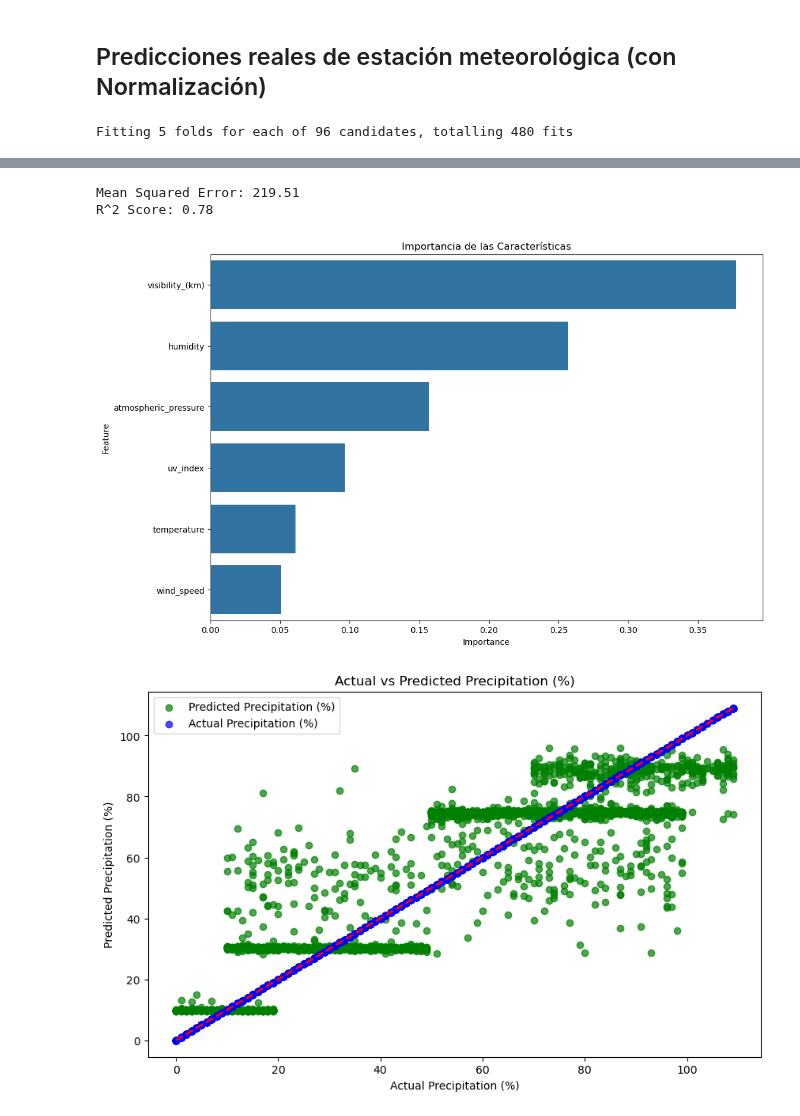
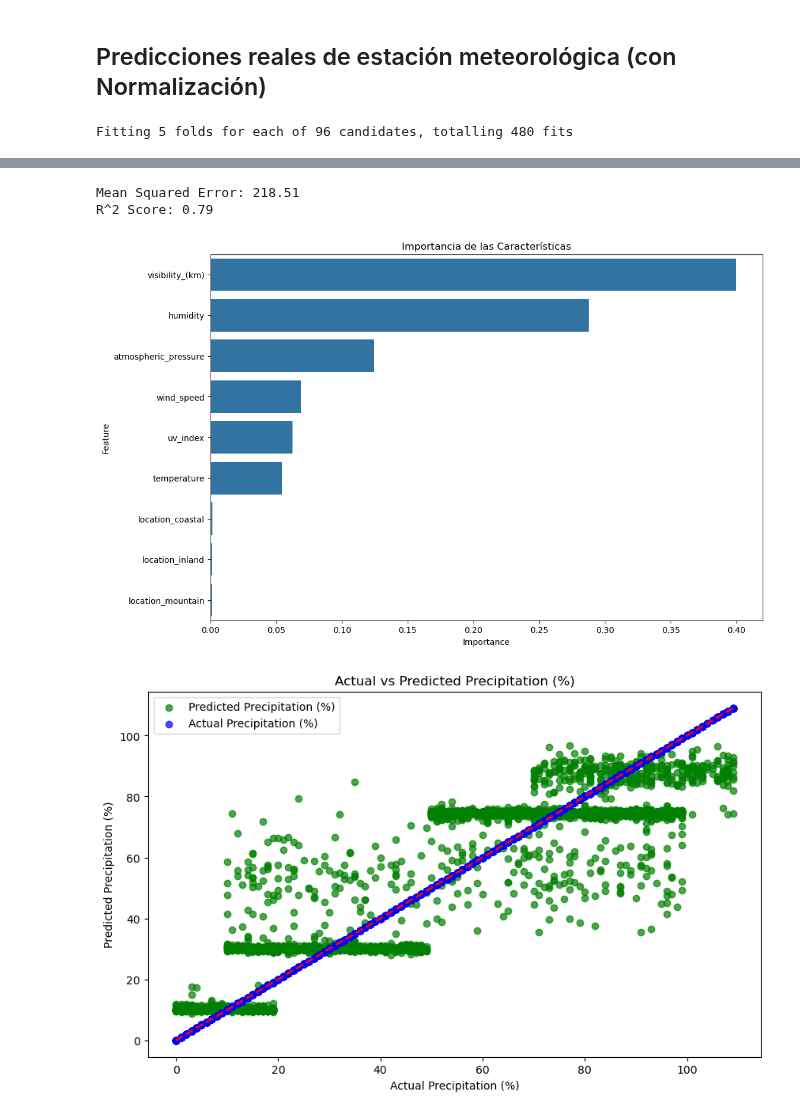
Before and after one commit to jesuserro/weather-prediction-machine-learning, a Jupyter notebook: src/8_random_forest_regressor.ipynb, the cells around one changed output, grey strips where cells are left out. Saved outputs shown, nothing was run; the diff lists cells and outputs as text; code cells hidden in the pictures.

```diff
--- a/src/8_random_forest_regressor.ipynb
+++ b/src/8_random_forest_regressor.ipynb
@@ -221,7 +224,10 @@ R^2 Score: 0.78
 data = pd.read_csv('../data/processed/weather_classification_data.csv')
 
 # Drop the 'weather_type', 'season', 'location', and 'cloud_cover' columns from data
-data_cleaned = data.drop(['weather_type', 'season', 'location', 'cloud_cover'], axis=1)
+data_cleaned = data.drop(['weather_type', 'season', 'cloud_cover'], axis=1)
+
+# Do dummies for the 'location' column
+data_cleaned = pd.get_dummies(data_cleaned, columns=['location'])
 
 # Define the target variable
 target = 'precipitation_(%)'
@@ -302,5 +308,5 @@ Traceback (most recent call last):
   warnings.warn(
-Mean Squared Error: 219.51
-R^2 Score: 0.78
+Mean Squared Error: 218.51
+R^2 Score: 0.79
-[figure, old version]
+[figure, new version]
-[figure, old version]
+[figure, new version]
```
Also changed, not shown: parts of 5 cells of this notebook.
